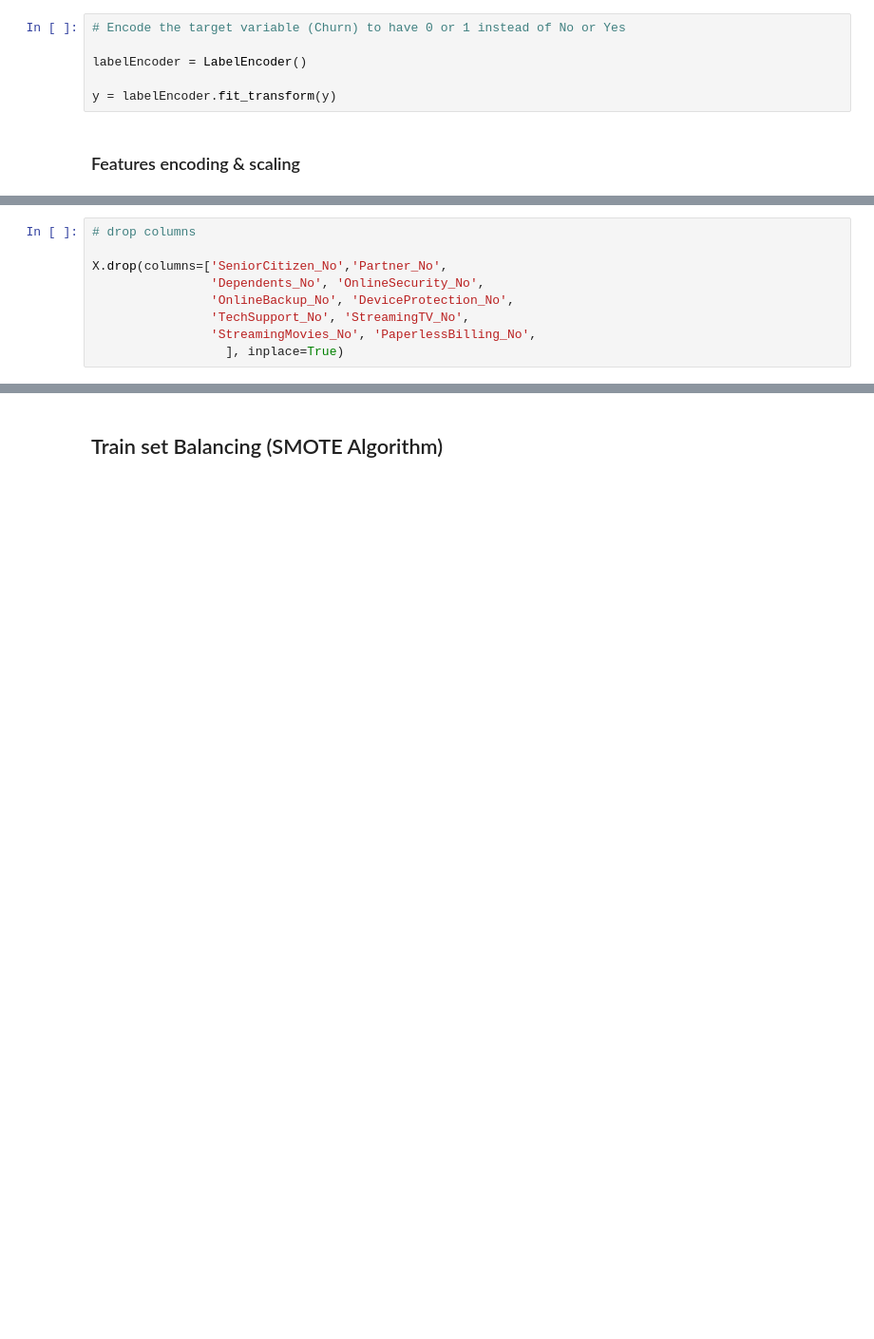
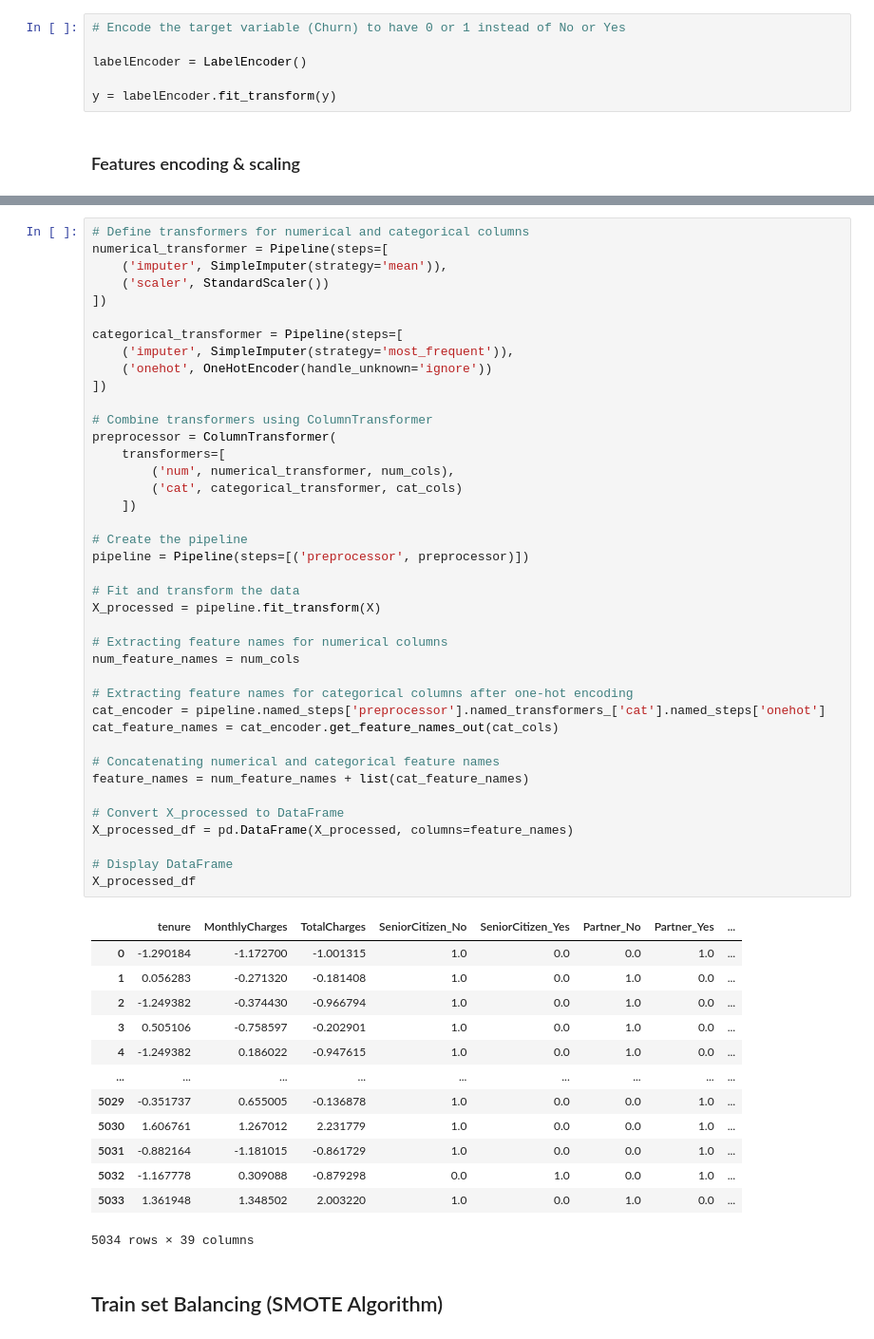
Before and after one commit to Azie88/Gradio-ML-classification-model-app-deployment, a Jupyter notebook: Project_notebook.ipynb, the cells around one changed output, grey strips where cells are left out. Shown: that part at 95% size. Saved outputs shown, nothing was run; the diff lists cells and outputs as text; blank space fills up the shorter version.

```diff
--- a/Project_notebook.ipynb
+++ b/Project_notebook.ipynb
@@ -197,9 +183,0 @@ Index(['tenure', 'MonthlyCharges', 'TotalCharges', 'SeniorCitizen_No',
-# %%
-# drop columns
-
-X.drop(columns=['SeniorCitizen_No','Partner_No',
-                'Dependents_No', 'OnlineSecurity_No',
-                'OnlineBackup_No', 'DeviceProtection_No',
-                'TechSupport_No', 'StreamingTV_No',
-                'StreamingMovies_No', 'PaperlessBilling_No',
-                  ], inplace=True)
@@ -223,3 +208,57 @@ Index(['tenure', 'MonthlyCharges', 'TotalCharges', 'SeniorCitizen_Yes',
+# %%
+# Define transformers for numerical and categorical columns
+numerical_transformer = Pipeline(steps=[
+    ('imputer', SimpleImputer(strategy='mean')),
+    ('scaler', StandardScaler())
+])
+
+categorical_transformer = Pipeline(steps=[
+    ('imputer', SimpleImputer(strategy='most_frequent')),
+    ('onehot', OneHotEncoder(handle_unknown='ignore'))
+])
+
+# Combine transformers using ColumnTransformer
+preprocessor = ColumnTransformer(
+    transformers=[
+        ('num', numerical_transformer, num_cols),
+        ('cat', categorical_transformer, cat_cols)
+    ])
+
+# Create the pipeline
+pipeline = Pipeline(steps=[('preprocessor', preprocessor)])
+
+# Fit and transform the data
+X_processed = pipeline.fit_transform(X)
+
+# Extracting feature names for numerical columns
+num_feature_names = num_cols
+
+# Extracting feature names for categorical columns after one-hot encoding
+cat_encoder = pipeline.named_steps['preprocessor'].named_transformers_['cat'].named_steps['onehot']
+cat_feature_names = cat_encoder.get_feature_names_out(cat_cols)
+
+# Concatenating numerical and categorical feature names
+feature_names = num_feature_names + list(cat_feature_names)
+
+# Convert X_processed to DataFrame
+X_processed_df = pd.DataFrame(X_processed, columns=feature_names)
+
+# Display DataFrame
+X_processed_df
+# %% [output]
+|  | tenure | MonthlyCharges | TotalCharges | SeniorCitizen_No | SeniorCitizen_Yes | Partner_No | Partner_Yes | ... |
+| 0 | -1.290184 | -1.172700 | -1.001315 | 1.0 | 0.0 | 0.0 | 1.0 | ... |
+| 1 | 0.056283 | -0.271320 | -0.181408 | 1.0 | 0.0 | 1.0 | 0.0 | ... |
+| 2 | -1.249382 | -0.374430 | -0.966794 | 1.0 | 0.0 | 1.0 | 0.0 | ... |
+| 3 | 0.505106 | -0.758597 | -0.202901 | 1.0 | 0.0 | 1.0 | 0.0 | ... |
+| 4 | -1.249382 | 0.186022 | -0.947615 | 1.0 | 0.0 | 1.0 | 0.0 | ... |
+| ... | ... | ... | ... | ... | ... | ... | ... | ... |
+| 5029 | -0.351737 | 0.655005 | -0.136878 | 1.0 | 0.0 | 0.0 | 1.0 | ... |
+| 5030 | 1.606761 | 1.267012 | 2.231779 | 1.0 | 0.0 | 0.0 | 1.0 | ... |
+| 5031 | -0.882164 | -1.181015 | -0.861729 | 1.0 | 0.0 | 0.0 | 1.0 | ... |
+| 5032 | -1.167778 | 0.309088 | -0.879298 | 0.0 | 1.0 | 0.0 | 1.0 | ... |
+| 5033 | 1.361948 | 1.348502 | 2.003220 | 1.0 | 0.0 | 1.0 | 0.0 | ... |
+5034 rows × 39 columns
 # %% [markdown]
 ## Train set Balancing (SMOTE Algorithm)
 # %% [markdown]
```
Also changed, not shown: parts of 20 cells of this notebook.
